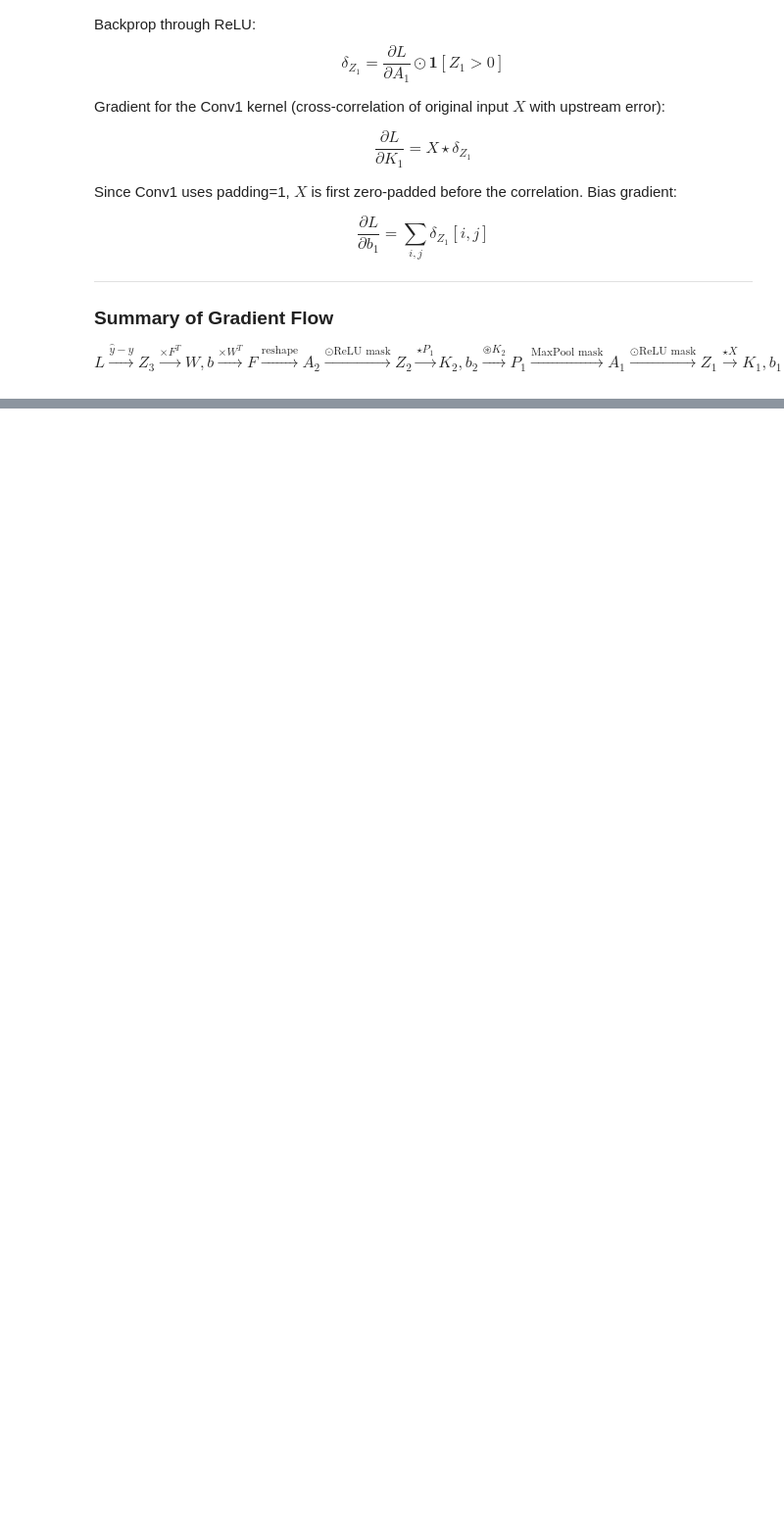
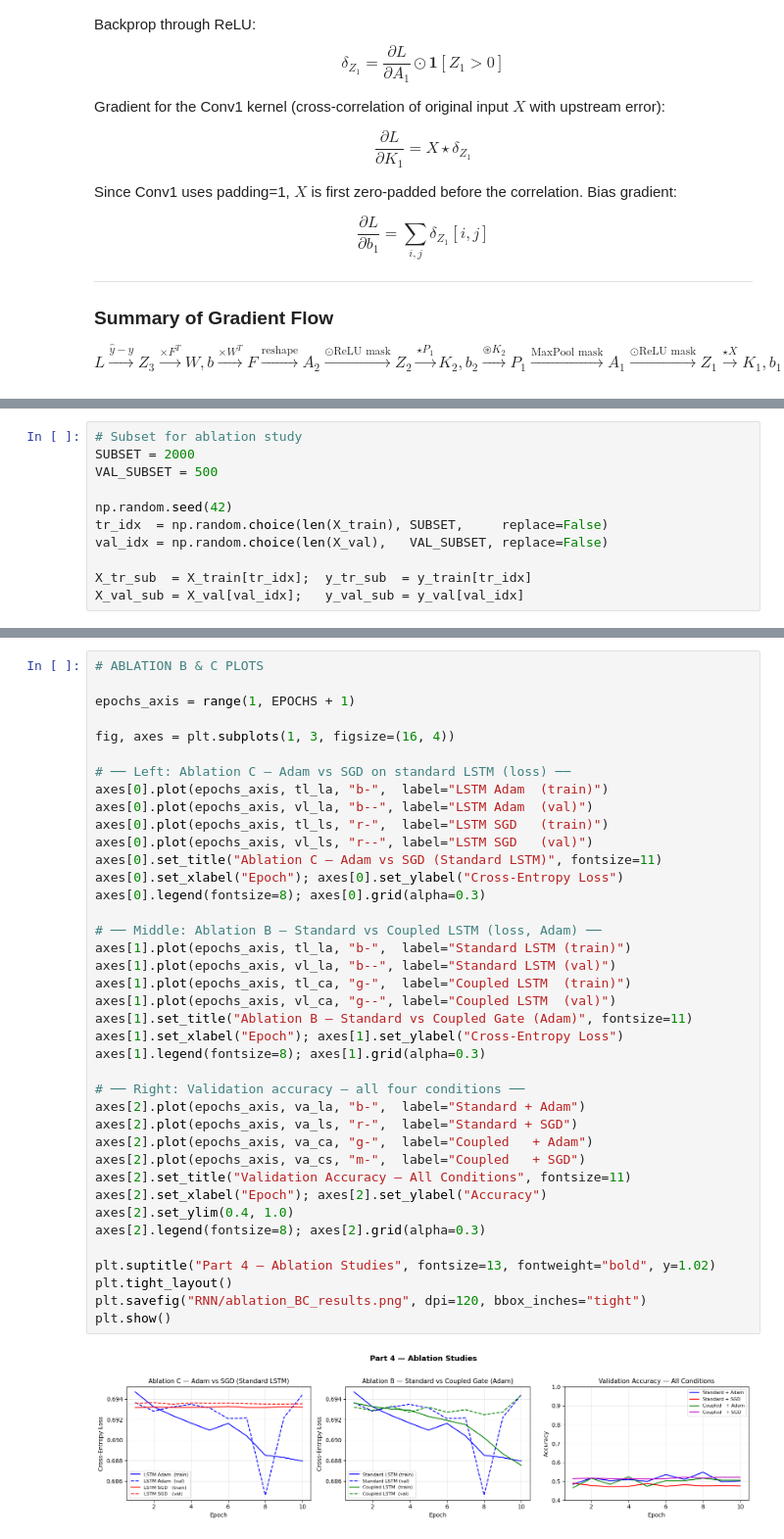
Before and after one commit to GPushkar1611/DL-Assignments, a Jupyter notebook: Assignment-2/code.ipynb, the cells around one changed output, grey strips where cells are left out. Shown at 98% size. Cells and saved outputs as stored; diff of their text form; blank space fills up the shorter version.

```diff
--- a/Assignment-2/code.ipynb
+++ b/Assignment-2/code.ipynb
@@ -928,0 +2162,11 @@ $$L \xrightarrow{\hat{y}-y} Z_3 \xrightarrow{\times F^T} W,b \xrightarrow{\times
+# %%
+# Subset for ablation study
+SUBSET = 2000
+VAL_SUBSET = 500
+
+np.random.seed(42)
+tr_idx  = np.random.choice(len(X_train), SUBSET,     replace=False)
+val_idx = np.random.choice(len(X_val),   VAL_SUBSET, replace=False)
+
+X_tr_sub  = X_train[tr_idx];  y_tr_sub  = y_train[tr_idx]
+X_val_sub = X_val[val_idx];   y_val_sub = y_val[val_idx]
@@ -928,0 +2218,41 @@ $$L \xrightarrow{\hat{y}-y} Z_3 \xrightarrow{\times F^T} W,b \xrightarrow{\times
+# %%
+# ABLATION B & C PLOTS
+
+epochs_axis = range(1, EPOCHS + 1)
+
+fig, axes = plt.subplots(1, 3, figsize=(16, 4))
+
+# ── Left: Ablation C — Adam vs SGD on standard LSTM (loss) ──
+axes[0].plot(epochs_axis, tl_la, "b-",  label="LSTM Adam  (train)")
+axes[0].plot(epochs_axis, vl_la, "b--", label="LSTM Adam  (val)")
+axes[0].plot(epochs_axis, tl_ls, "r-",  label="LSTM SGD   (train)")
+axes[0].plot(epochs_axis, vl_ls, "r--", label="LSTM SGD   (val)")
+axes[0].set_title("Ablation C — Adam vs SGD (Standard LSTM)", fontsize=11)
+axes[0].set_xlabel("Epoch"); axes[0].set_ylabel("Cross-Entropy Loss")
+axes[0].legend(fontsize=8); axes[0].grid(alpha=0.3)
+
+# ── Middle: Ablation B — Standard vs Coupled LSTM (loss, Adam) ──
+axes[1].plot(epochs_axis, tl_la, "b-",  label="Standard LSTM (train)")
+axes[1].plot(epochs_axis, vl_la, "b--", label="Standard LSTM (val)")
+axes[1].plot(epochs_axis, tl_ca, "g-",  label="Coupled LSTM  (train)")
+axes[1].plot(epochs_axis, vl_ca, "g--", label="Coupled LSTM  (val)")
+axes[1].set_title("Ablation B — Standard vs Coupled Gate (Adam)", fontsize=11)
+axes[1].set_xlabel("Epoch"); axes[1].set_ylabel("Cross-Entropy Loss")
+axes[1].legend(fontsize=8); axes[1].grid(alpha=0.3)
+
+# ── Right: Validation accuracy — all four conditions ──
+axes[2].plot(epochs_axis, va_la, "b-",  label="Standard + Adam")
+axes[2].plot(epochs_axis, va_ls, "r-",  label="Standard + SGD")
+axes[2].plot(epochs_axis, va_ca, "g-",  label="Coupled   + Adam")
+axes[2].plot(epochs_axis, va_cs, "m-",  label="Coupled   + SGD")
+axes[2].set_title("Validation Accuracy — All Conditions", fontsize=11)
+axes[2].set_xlabel("Epoch"); axes[2].set_ylabel("Accuracy")
+axes[2].set_ylim(0.4, 1.0)
+axes[2].legend(fontsize=8); axes[2].grid(alpha=0.3)
+
+plt.suptitle("Part 4 — Ablation Studies", fontsize=13, fontweight="bold", y=1.02)
+plt.tight_layout()
+plt.savefig("RNN/ablation_BC_results.png", dpi=120, bbox_inches="tight")
+plt.show()
+# %% [output]
+[figure, added]
```
Also changed, not shown: parts of 81 cells of this notebook, 17 other files.
